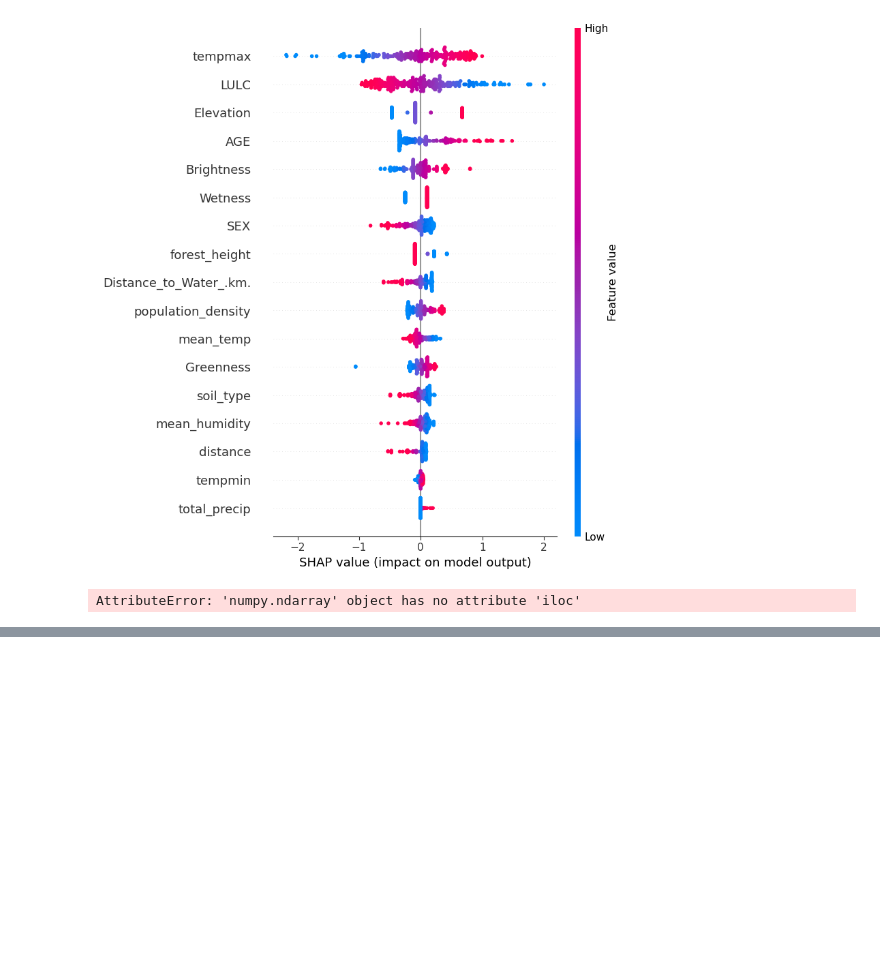
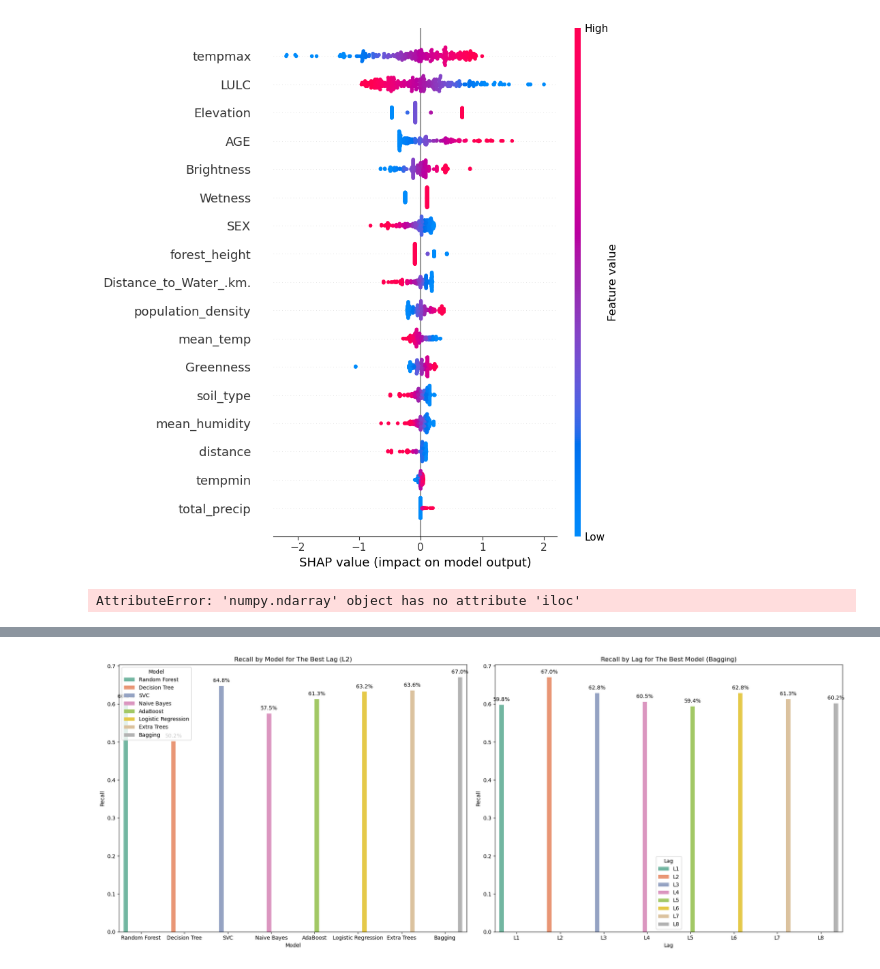
Before and after one commit to mnzilani/Leishmaniasis, a Jupyter notebook: VL.ipynb, the cells around one changed output, grey strips where cells are left out. Drawn from its saved outputs; the diff is of its cells as text; code cells hidden in the pictures; blank space fills up the shorter version.

```diff
--- a/VL.ipynb
+++ b/VL.ipynb
@@ -433,0 +643,4 @@ AttributeError: 'numpy.ndarray' object has no attribute 'iloc'
+# %%
+plot_best_lag_and_model_performance(metrics_df, "Recall")
+# %% [output]
+[figure, added]
```
Also changed, not shown: parts of 19 cells of this notebook.
